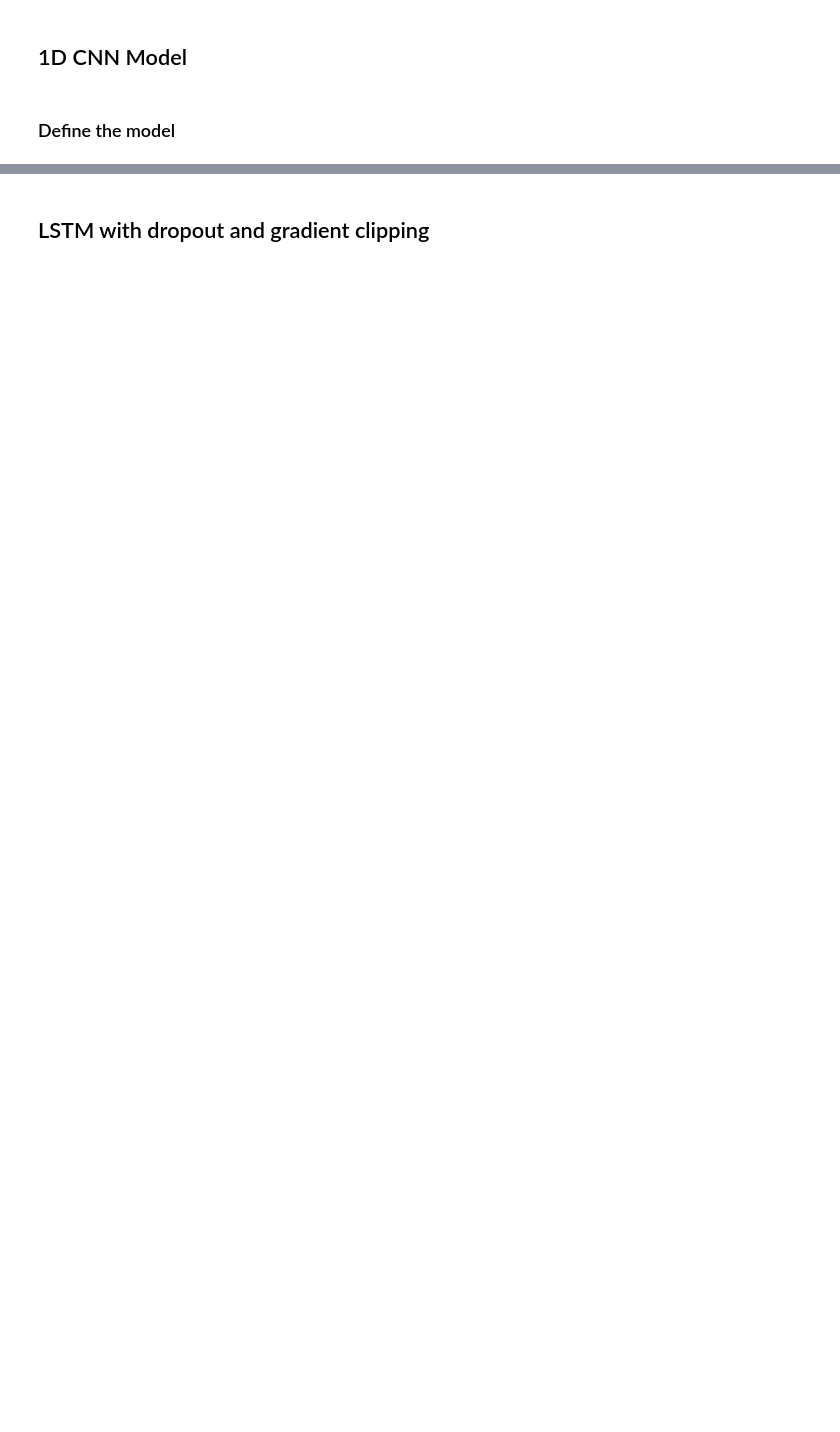
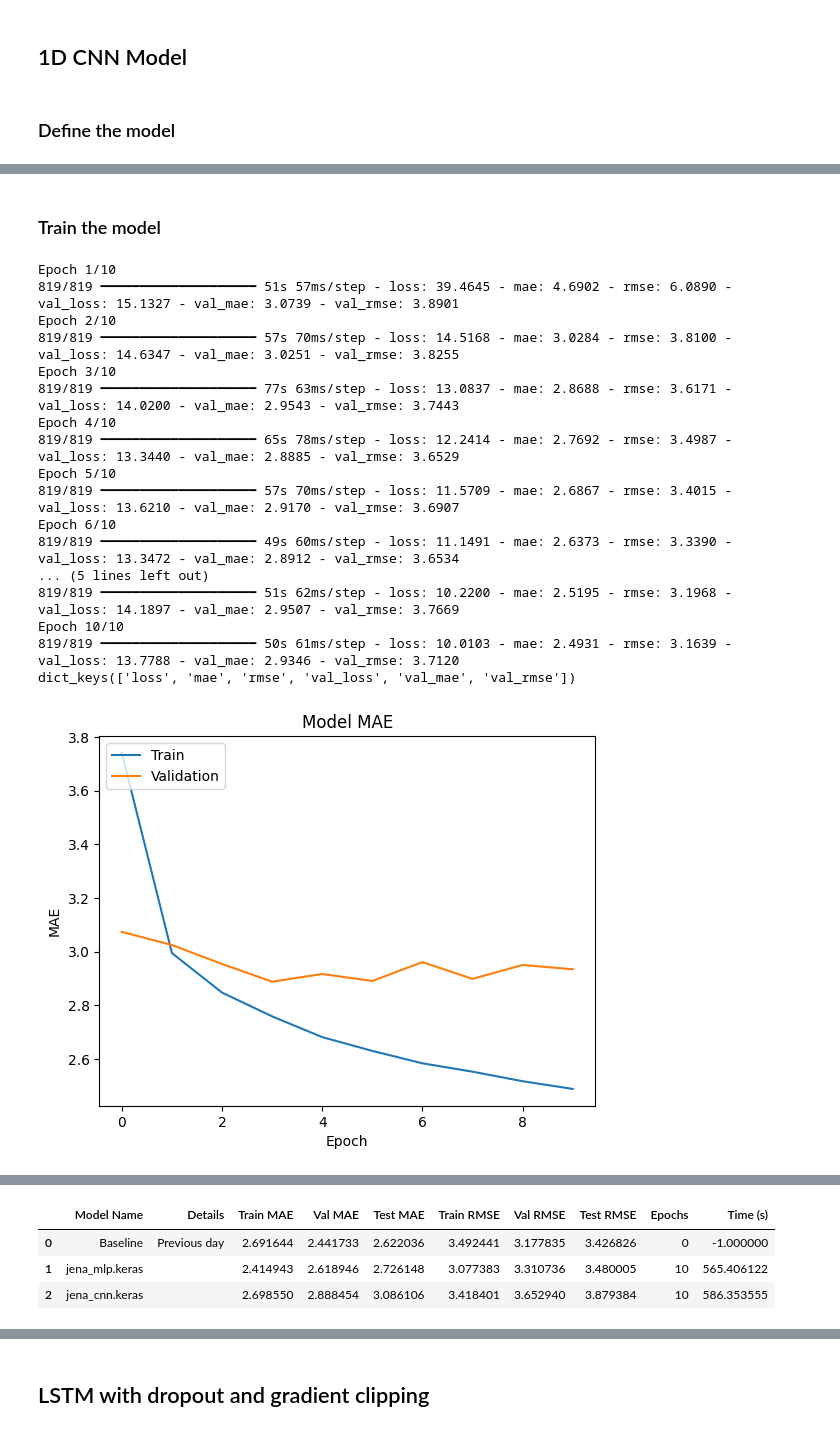
Before and after one commit to reitezuz/18NES2-2025, a Jupyter notebook: week_09/time_series_jena.ipynb, the cells around one changed output, grey strips where cells are left out. Drawn from its saved outputs; the diff is of its cells as text; code cells hidden in the pictures; blank space fills up the shorter version.

```diff
--- a/week_09/time_series_jena.ipynb
+++ b/week_09/time_series_jena.ipynb
@@ -642,6 +645,8 @@ Model: "functional_5"
  Total params: 3,873 (15.13 KB)
  Trainable params: 3,873 (15.13 KB)
  Non-trainable params: 0 (0.00 B)
+# %% [markdown]
+### Train the model
 # %%
 # Set some of the hyperparameters:
 do_early_stopping = False
@@ -653,7 +658,7 @@ details = "" # your comment
 
 ###############################################
 # Define the model architecture:
-model = get_MLP_model()
+model = get_CNN_model()
 
 # Configure the model:
 model.compile(optimizer= keras.optimizers.Adam(), # SGD, Adam, RMSProp
@@ -682,9 +687,9 @@ if do_tensorboard:
 # Train the model
 import time
 start_time = time.time()
-history = model.fit(train_dataset_fl,
+history = model.fit(train_dataset,
                     epochs=max_epochs,
-                    validation_data=val_dataset_fl,
+                    validation_data=val_dataset,
                     callbacks=callbacks)
 time_fit = time.time() - start_time
 
@@ -698,9 +703,9 @@ if do_checkpoint:
 
 
 # Evaluate the model on the training, validation and test sets
-train_loss, train_mae, train_rmse = model.evaluate(train_dataset_fl)
-val_loss, val_mae, val_rmse = model.evaluate(val_dataset_fl)
-test_loss, test_mae, test_rmse = model.evaluate(test_dataset_fl)
+train_loss, train_mae, train_rmse = model.evaluate(train_dataset)
+val_loss, val_mae, val_rmse = model.evaluate(val_dataset)
+test_loss, test_mae, test_rmse = model.evaluate(test_dataset)
 
 print(f"Train      MAE: {train_mae:.2f}, RMSE: {train_rmse:.2f}")
 print(f"Validation MAE: {val_mae:.2f}, RMSE: {val_rmse:.2f}")
@@ -715,30 +720,49 @@ if not os.path.exists(model_dir):
 model.save(model_dir + model_name)
 
 #################################
 # Add results to the dataframe:
 new_entry = {
     "Model Name" : model_name,
     "Details" : details,
     "Train MAE" : train_mae,
     "Val MAE" : val_mae,
     "Test MAE" : test_mae,
     "Train RMSE" : train_rmse,
     "Val RMSE" : val_rmse,
     "Test RMSE" : test_rmse,
     "Epochs": max_epochs,
     "Time (s)": time_fit,
 }
 if 'results_df' not in locals() or results_df is None or results_df.empty:
     results_df = pd.DataFrame([new_entry])
 else:
   results_df = pd.concat([results_df, pd.DataFrame([new_entry])], ignore_index=True)
 
 # View and and save the dataframe:
 print("Results:")
 print(results_df)
 results_df.to_csv("models/jena_results.csv", index=False)
 
 # View and and save the dataframe:
 results_df.to_csv("models/jena_results.csv", index=False)
 print("Results:")
 results_df
+# %% [output]
+Epoch 1/10
+819/819 ━━━━━━━━━━━━━━━━━━━━ 51s 57ms/step - loss: 39.4645 - mae: 4.6902 - rmse: 6.0890 - val_loss: 15.1327 - val_mae: 3.0739 - val_rmse: 3.8901
+Epoch 2/10
+819/819 ━━━━━━━━━━━━━━━━━━━━ 57s 70ms/step - loss: 14.5168 - mae: 3.0284 - rmse: 3.8100 - val_loss: 14.6347 - val_mae: 3.0251 - val_rmse: 3.8255
+Epoch 3/10
+819/819 ━━━━━━━━━━━━━━━━━━━━ 77s 63ms/step - loss: 13.0837 - mae: 2.8688 - rmse: 3.6171 - val_loss: 14.0200 - val_mae: 2.9543 - val_rmse: 3.7443
+Epoch 4/10
+819/819 ━━━━━━━━━━━━━━━━━━━━ 65s 78ms/step - loss: 12.2414 - mae: 2.7692 - rmse: 3.4987 - val_loss: 13.3440 - val_mae: 2.8885 - val_rmse: 3.6529
+Epoch 5/10
+819/819 ━━━━━━━━━━━━━━━━━━━━ 57s 70ms/step - loss: 11.5709 - mae: 2.6867 - rmse: 3.4015 - val_loss: 13.6210 - val_mae: 2.9170 - val_rmse: 3.6907
+Epoch 6/10
+819/819 ━━━━━━━━━━━━━━━━━━━━ 49s 60ms/step - loss: 11.1491 - mae: 2.6373 - rmse: 3.3390 - val_loss: 13.3472 - val_mae: 2.8912 - val_rmse: 3.6534
+... (5 lines left out)
+819/819 ━━━━━━━━━━━━━━━━━━━━ 51s 62ms/step - loss: 10.2200 - mae: 2.5195 - rmse: 3.1968 - val_loss: 14.1897 - val_mae: 2.9507 - val_rmse: 3.7669
+Epoch 10/10
+819/819 ━━━━━━━━━━━━━━━━━━━━ 50s 61ms/step - loss: 10.0103 - mae: 2.4931 - rmse: 3.1639 - val_loss: 13.7788 - val_mae: 2.9346 - val_rmse: 3.7120
+dict_keys(['loss', 'mae', 'rmse', 'val_loss', 'val_mae', 'val_rmse'])
+[figure, added]
@@ -744,0 +787,4 @@ results_df
+|  | Model Name | Details | Train MAE | Val MAE | Test MAE | Train RMSE | Val RMSE | Test RMSE | Epochs | Time (s) |
+| 0 | Baseline | Previous day | 2.691644 | 2.441733 | 2.622036 | 3.492441 | 3.177835 | 3.426826 | 0 | -1.000000 |
+| 1 | jena_mlp.keras |  | 2.414943 | 2.618946 | 2.726148 | 3.077383 | 3.310736 | 3.480005 | 10 | 565.406122 |
+| 2 | jena_cnn.keras |  | 2.698550 | 2.888454 | 3.086106 | 3.418401 | 3.652940 | 3.879384 | 10 | 586.353555 |
```
Also changed, not shown: parts of 48 cells of this notebook.
